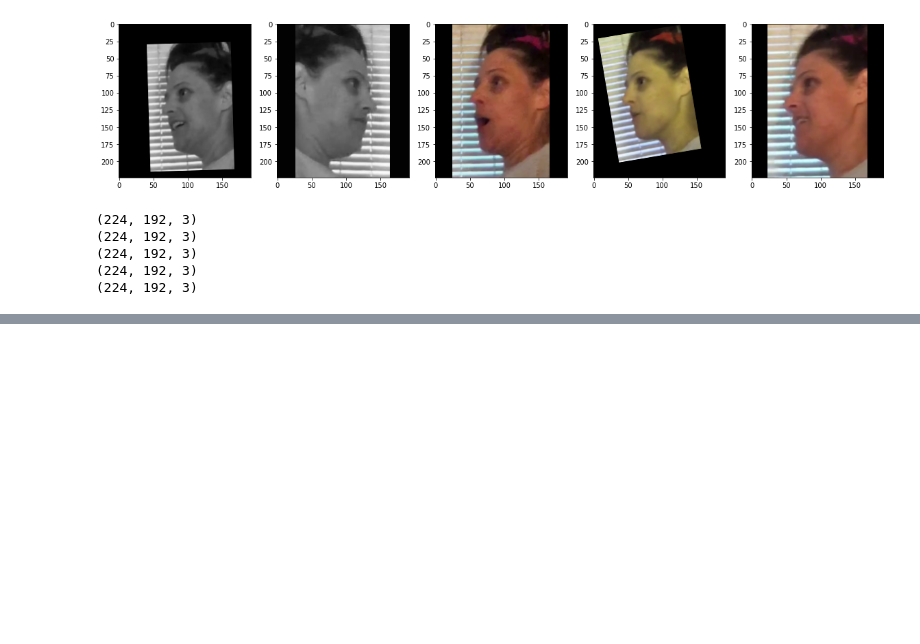
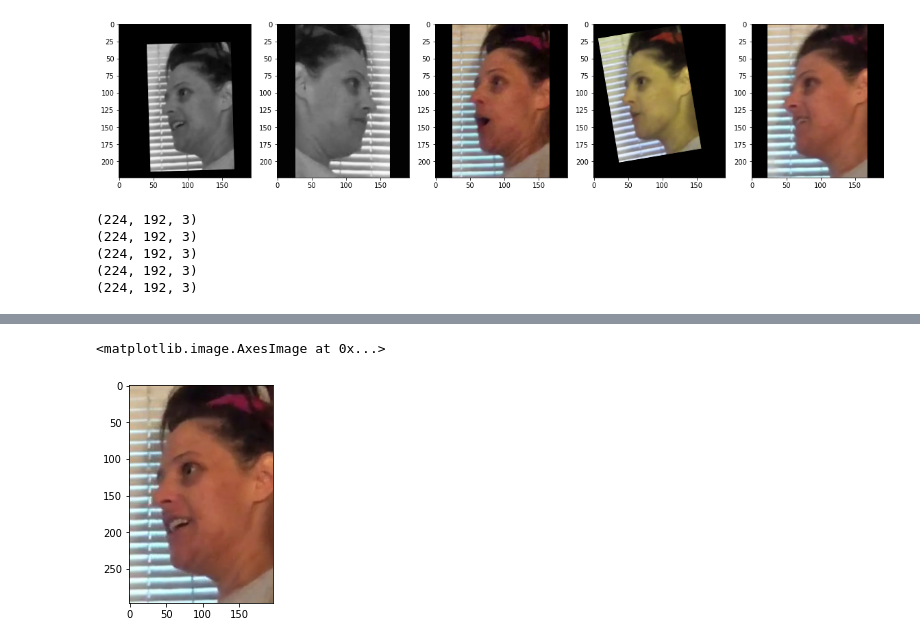
Before and after one commit to AugustasMacys/BachelorThesis, a Jupyter notebook: 3DDatasetAugmenations.ipynb, the cells around one changed output, grey strips where cells are left out. Saved outputs shown, nothing was run; the diff lists cells and outputs as text; code cells hidden in the pictures; blank space fills up the shorter version.

```diff
--- a/3DDatasetAugmenations.ipynb
+++ b/3DDatasetAugmenations.ipynb
@@ -266,0 +279,5 @@ for i, image in enumerate(transformed_images):
+# %%
+plt.imshow(images[0])
+# %% [output]
+<matplotlib.image.AxesImage at 0x...>
+[figure, added]
```
Also changed, not shown: parts of 7 cells of this notebook, 4 other files.
